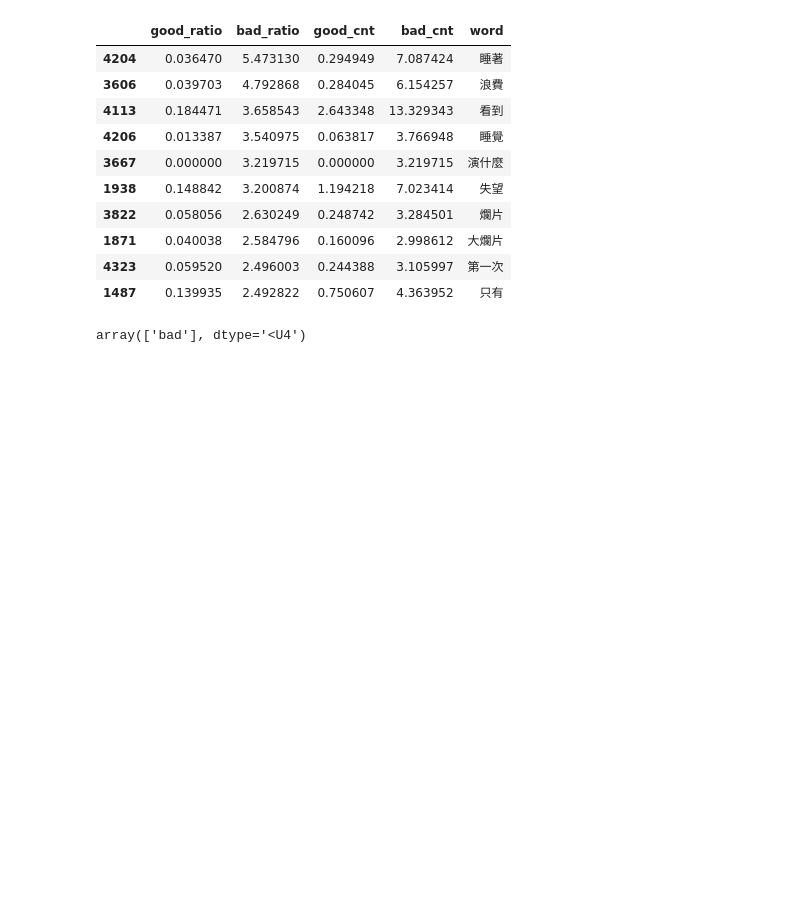
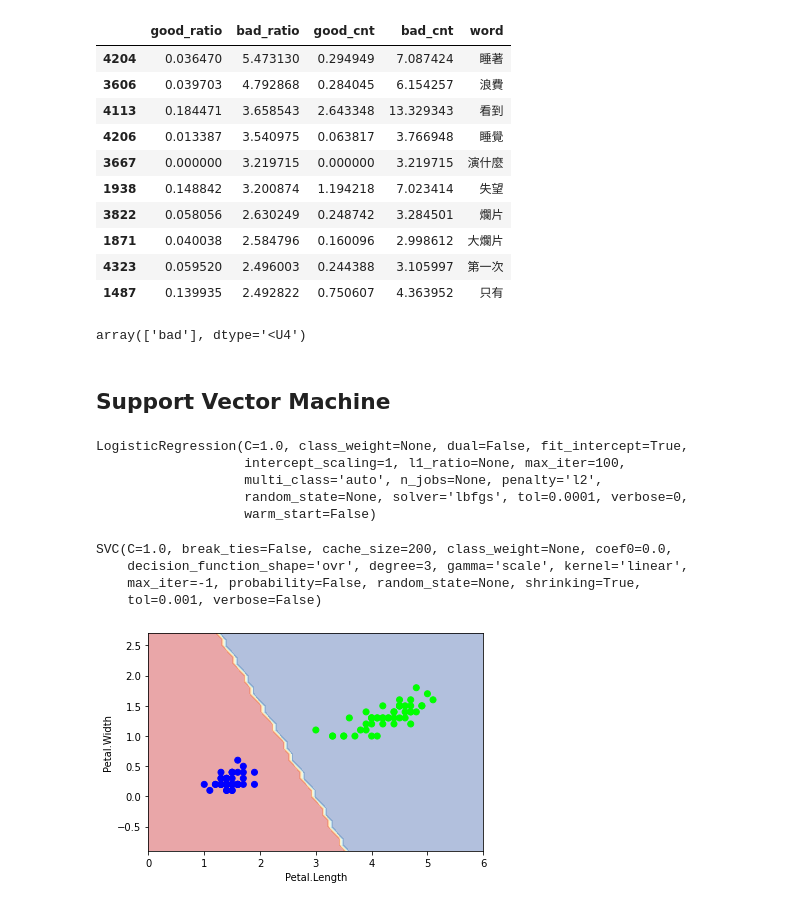
Before and after one commit to ywchiu/tibame_tm, a Jupyter notebook: Demo20200819.ipynb, the cells around one changed output. Drawn from its saved outputs; the diff is of its cells as text; code cells hidden in the pictures; blank space fills up the shorter version.

```diff
--- a/Demo20200819.ipynb
+++ b/Demo20200819.ipynb
@@ -237,3 +237,52 @@ s_vec = vectorizer.transform([s_seg])
 clf.predict(s_vec)
 # %% [output]
 array(['bad'], dtype='<U4')
+# %% [markdown]
+## Support Vector Machine
+# %%
+from sklearn.datasets import load_iris
+iris = load_iris()
+
+X = iris.data[0:100,[2,3]]
+y = iris.target[0:100]
+# %%
+from sklearn.linear_model import LogisticRegression
+clf2 = LogisticRegression()
+clf2.fit(X,y)
+# %% [output]
+LogisticRegression(C=1.0, class_weight=None, dual=False, fit_intercept=True,
+                   intercept_scaling=1, l1_ratio=None, max_iter=100,
+                   multi_class='auto', n_jobs=None, penalty='l2',
+                   random_state=None, solver='lbfgs', tol=0.0001, verbose=0,
+                   warm_start=False)
+# %%
+from sklearn.svm import SVC
+clf1 = SVC(kernel = 'linear')
+clf1.fit(X,y)
+# %% [output]
+SVC(C=1.0, break_ties=False, cache_size=200, class_weight=None, coef0=0.0,
+    decision_function_shape='ovr', degree=3, gamma='scale', kernel='linear',
+    max_iter=-1, probability=False, random_state=None, shrinking=True,
+    tol=0.001, verbose=False)
+# %%
+import numpy as np
+from matplotlib import pyplot as plt
+def plot_estimator(estimator, X, y):
+    x_min, x_max = X[:, 0].min() - 1, X[:, 0].max() + 1
+    y_min, y_max = X[:, 1].min() - 1, X[:, 1].max() + 1
+    xx, yy = np.meshgrid(np.arange(x_min, x_max, 0.1),
+                         np.arange(y_min, y_max, 0.1))
+
+    Z = estimator.predict(np.c_[xx.ravel(), yy.ravel()])
+    Z = Z.reshape(xx.shape)
+
+    plt.plot()
+    plt.contourf(xx, yy, Z, alpha=0.4, cmap = plt.cm.RdYlBu)
+    plt.scatter(X[:, 0], X[:, 1], c=y,  cmap = plt.cm.brg)
+    plt.xlabel('Petal.Length')
+    plt.ylabel('Petal.Width')
+    plt.show()
+# %%
+ plot_estimator(clf1, X, y)
+# %% [output]
+[figure, added]
```
Also changed, not shown: parts of 37 cells of this notebook.
